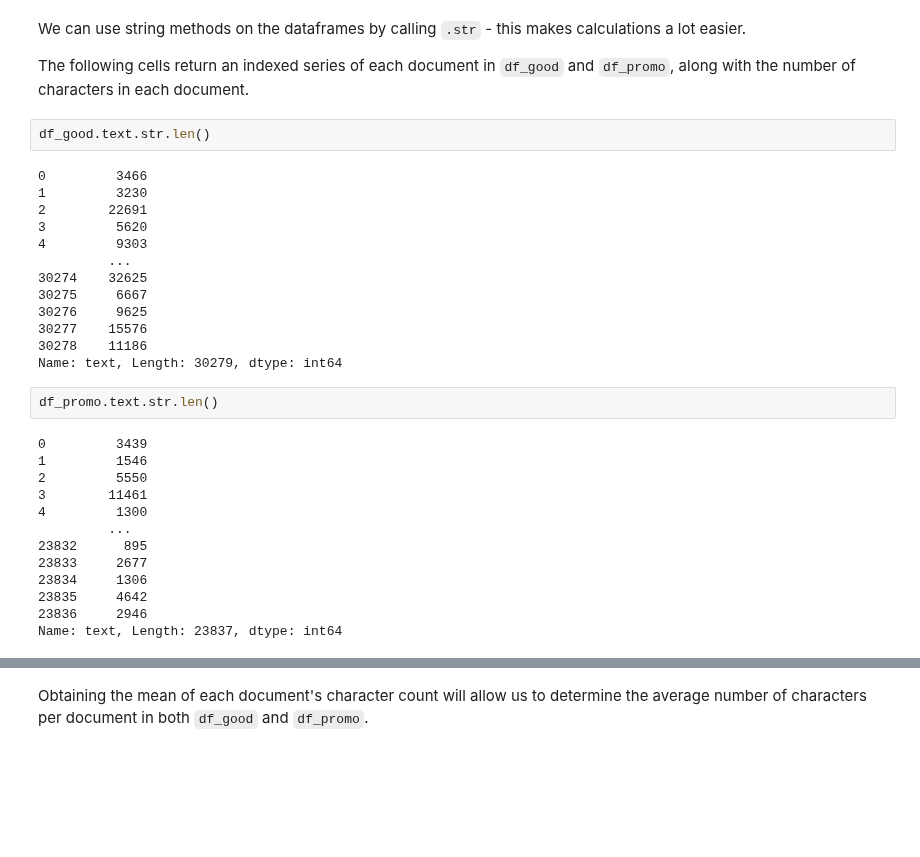
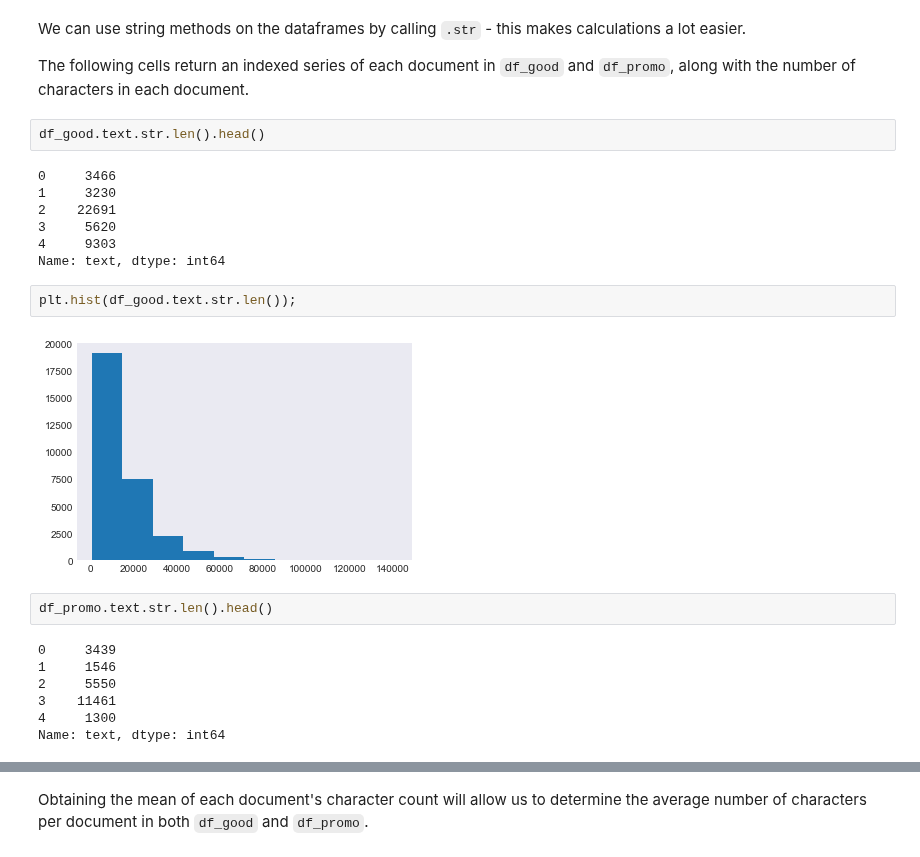
Before and after one commit to toastdeini/Wikipedia-article-quality, a Jupyter notebook: prep/Exploratory_Analysis.ipynb, the cells around one changed output, grey strips where cells are left out. Drawn from its saved outputs; the diff is of its cells as text; blank space fills up the shorter version.

```diff
--- a/prep/Exploratory_Analysis.ipynb
+++ b/prep/Exploratory_Analysis.ipynb
@@ -147,32 +168,24 @@ We can use string methods on the dataframes by calling `.str` - this makes calcu
 
 The following cells return an indexed series of each document in `df_good` and `df_promo`, along with the number of characters in each document.
 # %%
-df_good.text.str.len()
+df_good.text.str.len().head()
 # %% [output]
-0         3466
-1         3230
-2        22691
-3         5620
-4         9303
-         ...
-30274    32625
-30275     6667
-30276     9625
-30277    15576
-30278    11186
-Name: text, Length: 30279, dtype: int64
+0     3466
+1     3230
+2    22691
+3     5620
+4     9303
+Name: text, dtype: int64
+# %%
+plt.hist(df_good.text.str.len());
+# %% [output]
+[figure, added]
 # %%
-df_promo.text.str.len()
+df_promo.text.str.len().head()
 # %% [output]
-0         3439
-1         1546
-2         5550
-3        11461
-4         1300
-         ...
-23832      895
-23833     2677
-23834     1306
-23835     4642
-23836     2946
-Name: text, Length: 23837, dtype: int64
+0     3439
+1     1546
+2     5550
+3    11461
+4     1300
+Name: text, dtype: int64
```
Also changed, not shown: parts of 17 cells of this notebook, 2 other files.
